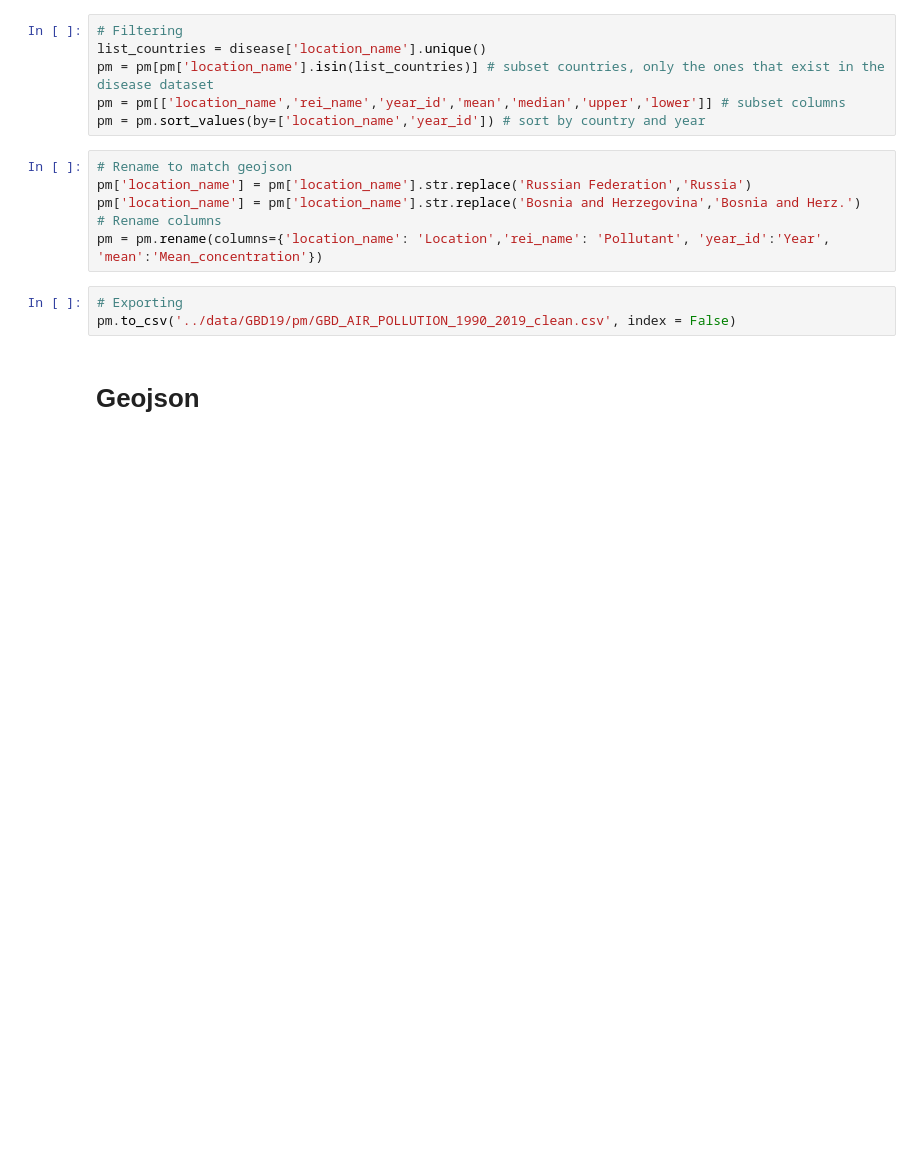
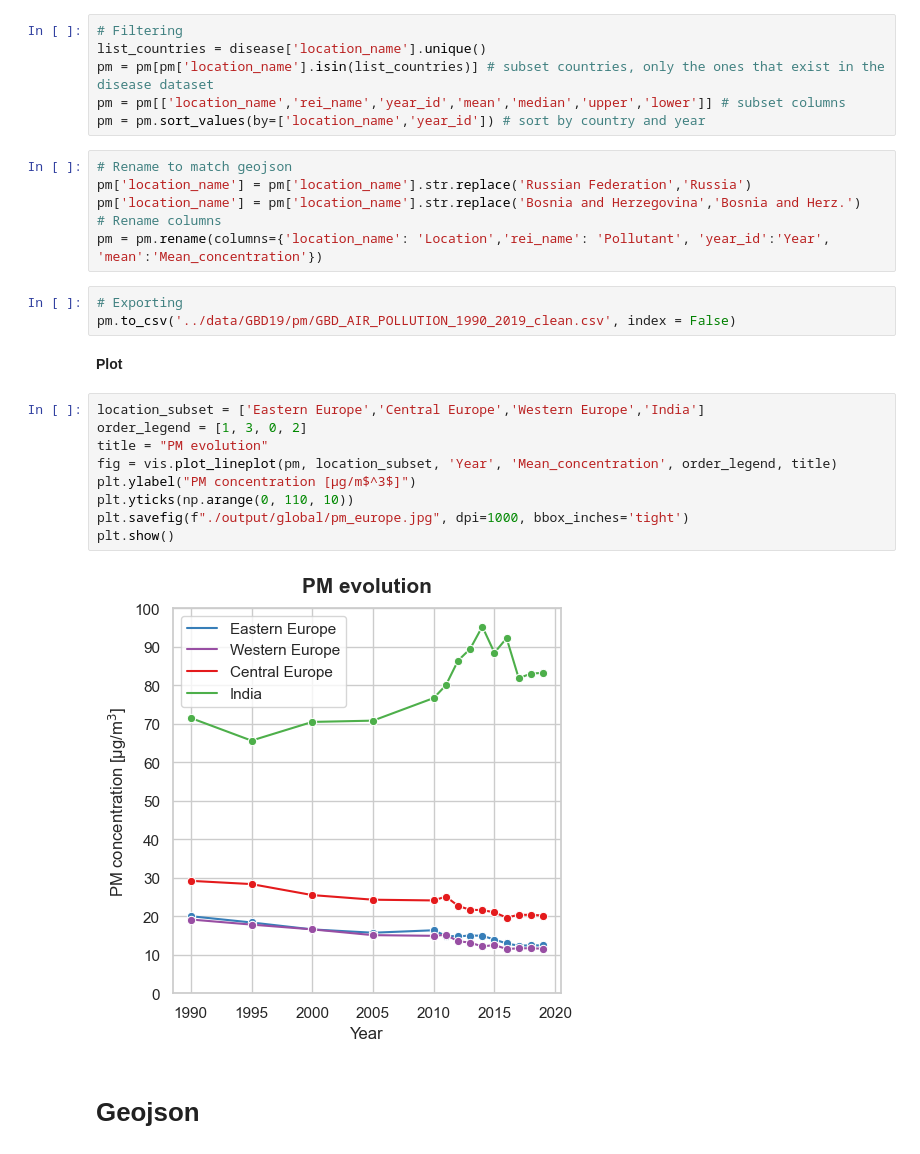
Before and after one commit to mplanasgit/Ironhack-Final-Project, a Jupyter notebook: src/EDA_gbd.ipynb, the cells around one changed output. Drawn from its saved outputs; the diff is of its cells as text; blank space fills up the shorter version.

```diff
--- a/src/EDA_gbd.ipynb
+++ b/src/EDA_gbd.ipynb
@@ -113,9 +115,22 @@ pm['location_name'] = pm['location_name'].str.replace('Russian Federation','Russ
 pm['location_name'] = pm['location_name'].str.replace('Bosnia and Herzegovina','Bosnia and Herz.')
 # Rename columns
 pm = pm.rename(columns={'location_name': 'Location','rei_name': 'Pollutant', 'year_id':'Year', 'mean':'Mean_concentration'})
-# %%
-# Exporting
-pm.to_csv('../data/GBD19/pm/GBD_AIR_POLLUTION_1990_2019_clean.csv', index = False)
+# %%
+# Exporting
+pm.to_csv('../data/GBD19/pm/GBD_AIR_POLLUTION_1990_2019_clean.csv', index = False)
+# %% [markdown]
+**Plot**
+# %%
+location_subset = ['Eastern Europe','Central Europe','Western Europe','India']
+order_legend = [1, 3, 0, 2]
+title = "PM evolution"
+fig = vis.plot_lineplot(pm, location_subset, 'Year', 'Mean_concentration', order_legend, title)
+plt.ylabel("PM concentration [µg/m$^3$]")
+plt.yticks(np.arange(0, 110, 10))
+plt.savefig(f"./output/global/pm_europe.jpg", dpi=1000, bbox_inches='tight')
+plt.show()
+# %% [output]
+[figure, added]
 # %% [markdown]
 # Geojson
 # %%
```
Also changed, not shown: parts of 3 cells of this notebook, 3 other files.
